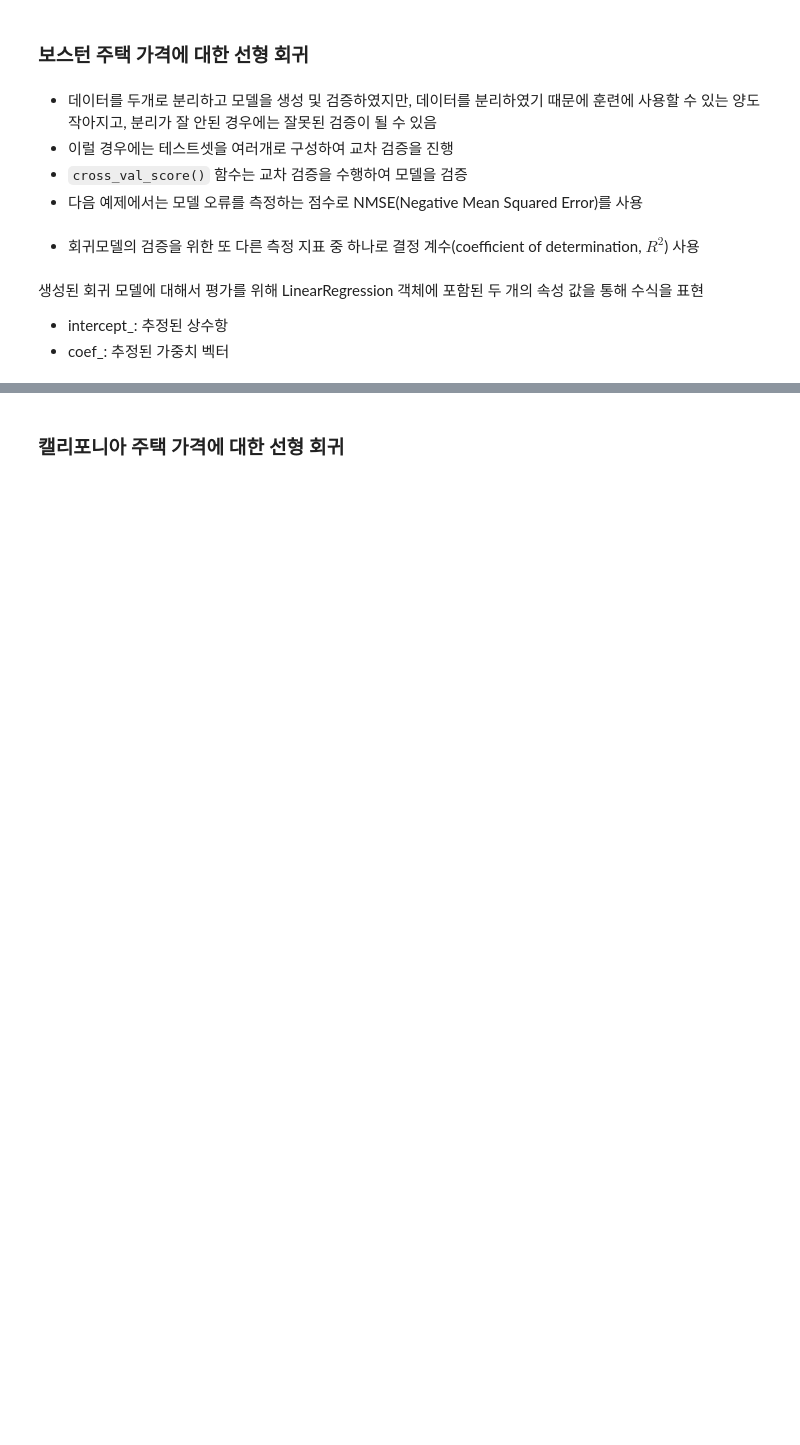
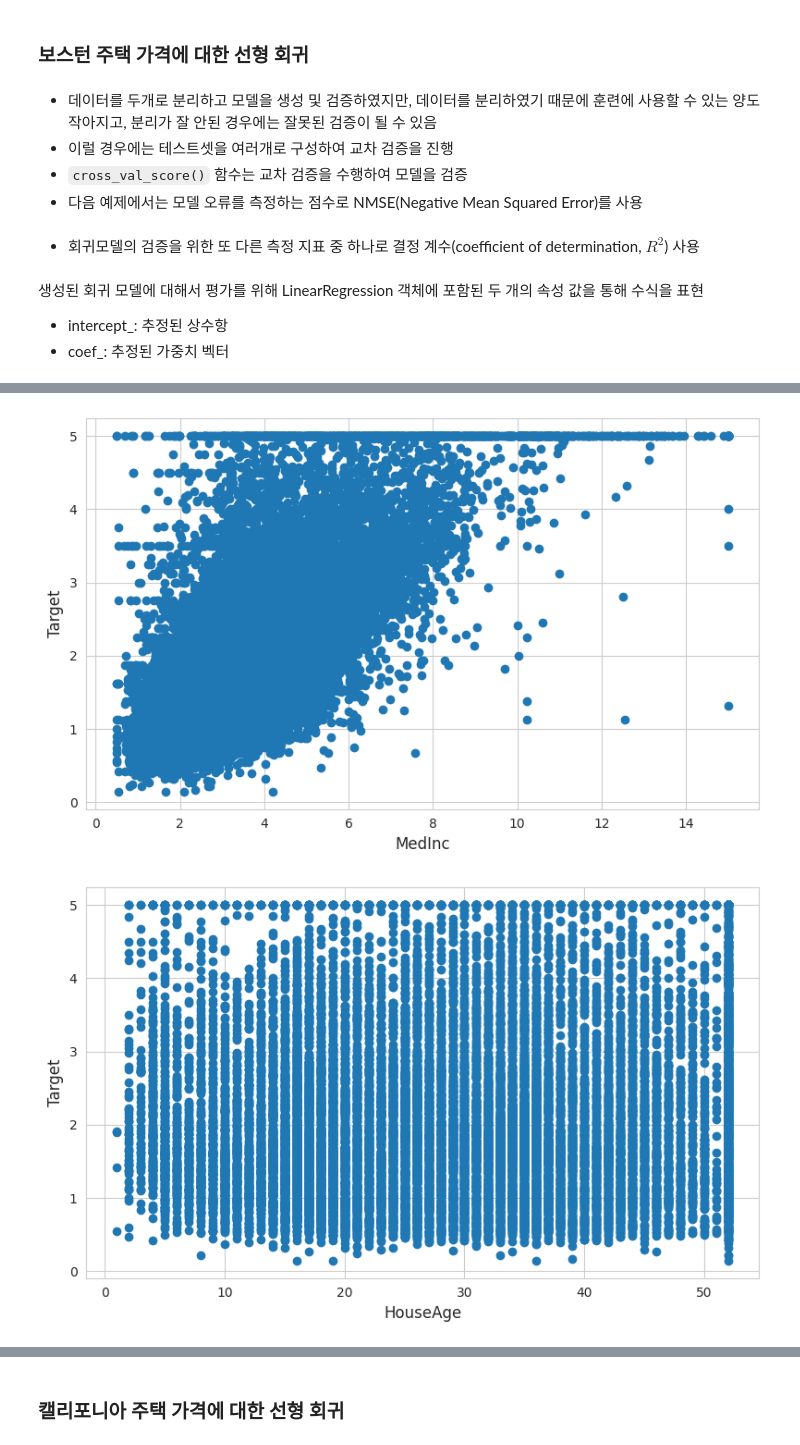
Before and after one commit to kwanization/Machine_Learning_Study, a Jupyter notebook: _3_선형_모델(Linear_Models).ipynb, the cells around one changed output, grey strips where cells are left out. Cells and saved outputs as stored; diff of their text form; code cells hidden in the pictures; blank space fills up the shorter version.

```diff
--- a/_3_선형_모델(Linear_Models).ipynb
+++ b/_3_선형_모델(Linear_Models).ipynb
@@ -87,0 +212,10 @@ MSE = \frac{1}{N} \sum_{i=1}^{N}(y_i - \hat{y}_i)^2
+# %%
+for i, col in enumerate(california_df.columns):
+    plt.figure(figsize=(8, 5))
+    plt.scatter(california_df[col], california_df['Target'])
+    plt.ylabel('Target', size=12) #Target = 주택가격
+    plt.xlabel(col, size=12)
+    plt.tight_layout()
+# %% [output]
+[figure, added]
+[figure, added]
```
Also changed, not shown: parts of 19 cells of this notebook.
